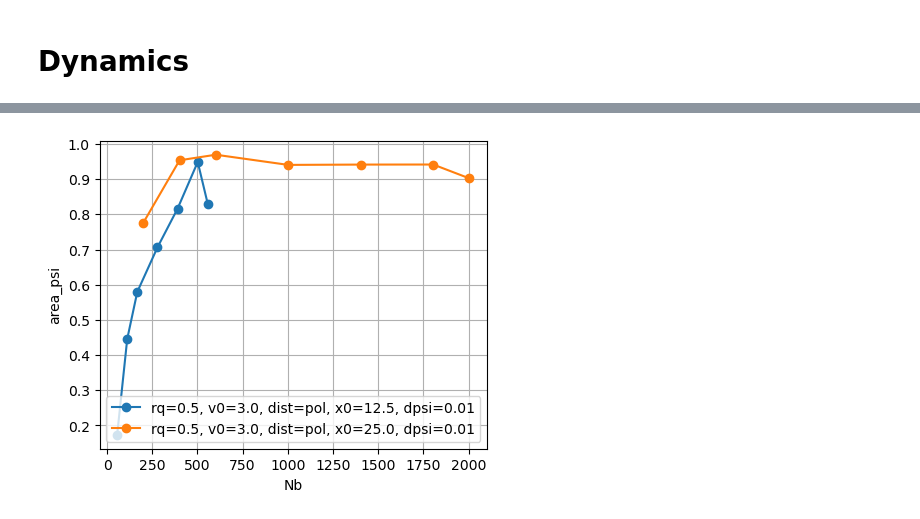
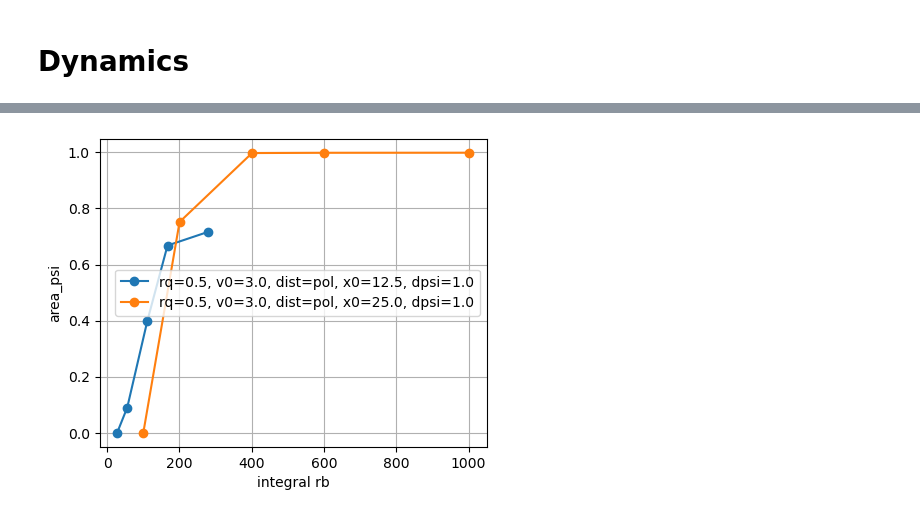
Before and after one commit to pvblop/Memory-Phase-Field-Models, a Jupyter notebook: equation_solver_gauss_dist/analysis_sweep.ipynb, the cells around one changed output, grey strips where cells are left out. Cells and saved outputs as stored; diff of their text form; code cells hidden in the pictures.

```diff
--- a/equation_solver_gauss_dist/analysis_sweep.ipynb
+++ b/equation_solver_gauss_dist/analysis_sweep.ipynb
@@ -359,7 +359,7 @@ plt.ylim(4.95, 30.05)
 # %% [markdown]
 # Dynamics
 # %%
-base_dir = "outputs/dyn_sweep"
+base_dir = "outputs/dyn_gauss"
 
 df = scan(base_dir)
 display(df)
@@ -401,7 +401,7 @@ def plot_vs_fixed(df, xparam, fixed=None, y="area_psi", ax=None):
         label=label
     )
 
-    ax.set_xlabel(xparam)
+    ax.set_xlabel("integral rb")
     ax.set_ylabel(y)
     ax.legend()
 
@@ -440,32 +440,33 @@ x0:
 # %%
 fig, ax = plt.subplots(figsize=(5, 4))
 
 fixed = {
         "rq": 0.5,
         "v0": 3.0,
         "dist": "pol",
         "x0": 12.5,
-        "dpsi": 0.01
+        "dpsi": 1.0
         }
 
 plot_vs_fixed(
     df,
     xparam="Nb",
     y="area_psi",
     fixed=fixed,
     ax=ax
 )
 
 fixed["x0"] = 25.0
 
 plot_vs_fixed(
     df,
     xparam="Nb",
     y="area_psi",
     fixed=fixed,
     ax=ax
 )
 plt.grid()
+# plt.xlim(0, 200)
 plt.show()
 # %% [output]
-[figure, old version]
+[figure, new version]
```
Also changed, not shown: parts of 1 cell of this notebook, 2 other files.
